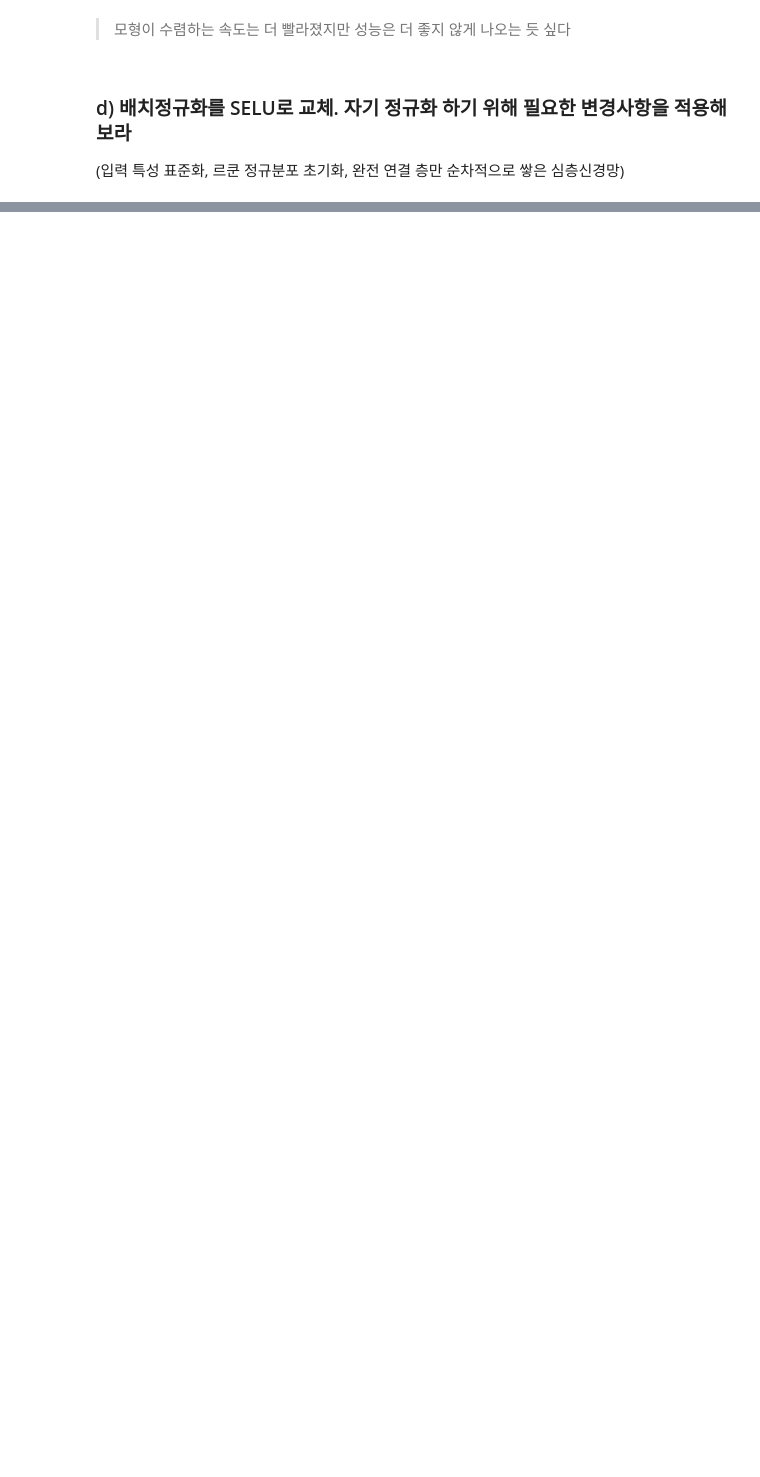
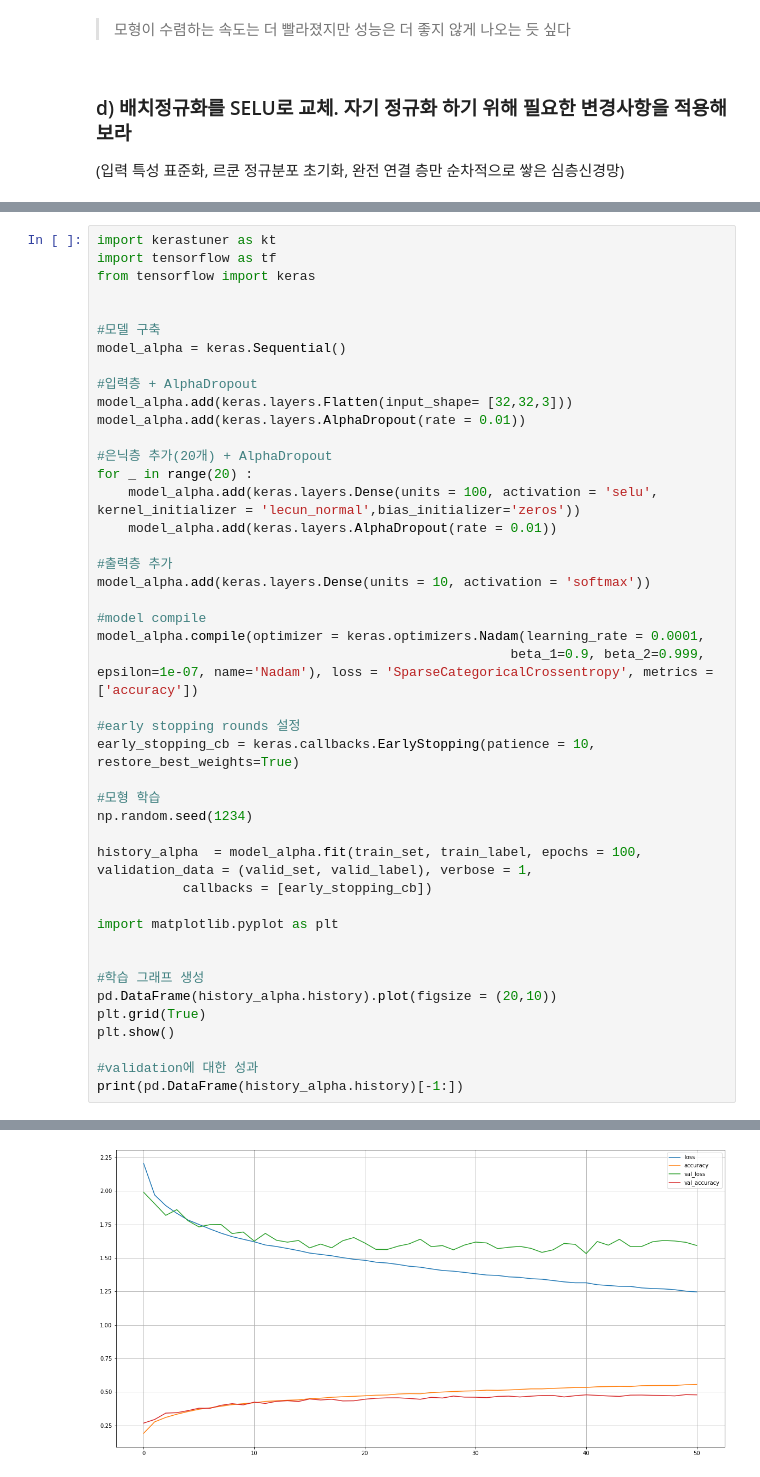
Before and after one commit to jeehoshin/deep_learning, a Jupyter notebook: chapter11.practice.ipynb, the cells around one changed output, grey strips where cells are left out. Cells and saved outputs as stored; diff of their text form; blank space fills up the shorter version.

```diff
--- a/chapter11.practice.ipynb
+++ b/chapter11.practice.ipynb
@@ -305,0 +308,45 @@ KeyboardInterrupt:
+# %%
+import kerastuner as kt
+import tensorflow as tf
+from tensorflow import keras
+
+
+#모델 구축
+model_alpha = keras.Sequential()
+
+#입력층 + AlphaDropout
+model_alpha.add(keras.layers.Flatten(input_shape= [32,32,3]))
+model_alpha.add(keras.layers.AlphaDropout(rate = 0.01))
+
+#은닉층 추가(20개) + AlphaDropout
+for _ in range(20) :
+    model_alpha.add(keras.layers.Dense(units = 100, activation = 'selu', kernel_initializer = 'lecun_normal',bias_initializer='zeros'))
+    model_alpha.add(keras.layers.AlphaDropout(rate = 0.01))
+
+#출력층 추가
+model_alpha.add(keras.layers.Dense(units = 10, activation = 'softmax'))
+
+#model compile
+model_alpha.compile(optimizer = keras.optimizers.Nadam(learning_rate = 0.0001,
+                                                     beta_1=0.9, beta_2=0.999, epsilon=1e-07, name='Nadam'), loss = 'SparseCategoricalCrossentropy', metrics = ['accuracy'])
+
+#early stopping rounds 설정
+early_stopping_cb = keras.callbacks.EarlyStopping(patience = 10, restore_best_weights=True)
+
+#모형 학습
+np.random.seed(1234)
+
+history_alpha  = model_alpha.fit(train_set, train_label, epochs = 100, validation_data = (valid_set, valid_label), verbose = 1,
+           callbacks = [early_stopping_cb])
+
+import matplotlib.pyplot as plt
+
+
+#학습 그래프 생성
+pd.DataFrame(history_alpha.history).plot(figsize = (20,10))
+plt.grid(True)
+plt.show()
+
+#validation에 대한 성과
+print(pd.DataFrame(history_alpha.history)[-1:])
+# %% [output]
@@ -305,0 +370 @@ KeyboardInterrupt:
+[figure, added]
```
Also changed, not shown: parts of 10 cells of this notebook.
